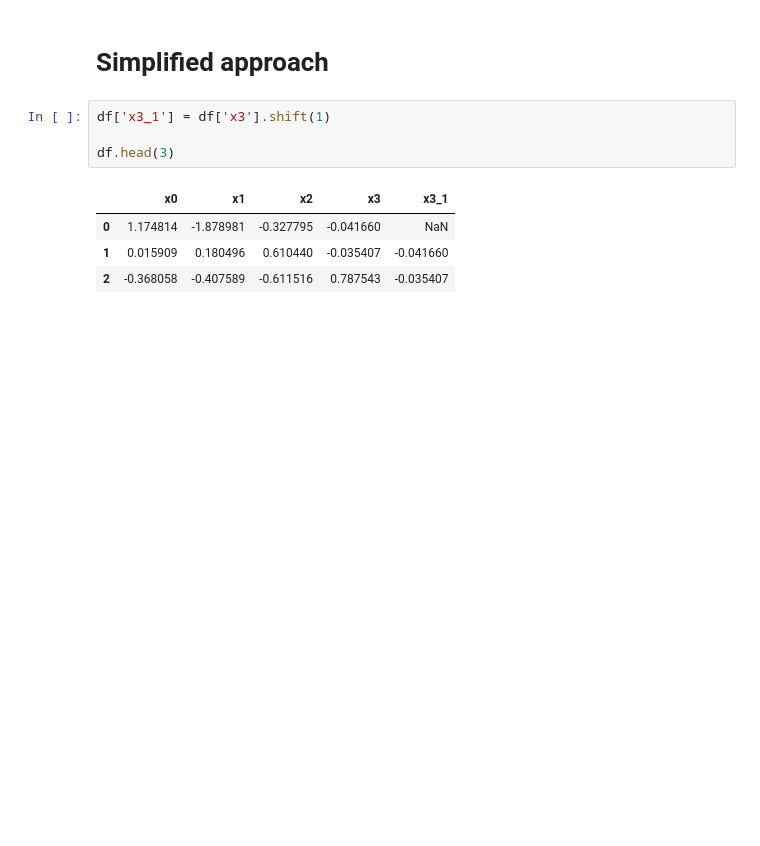
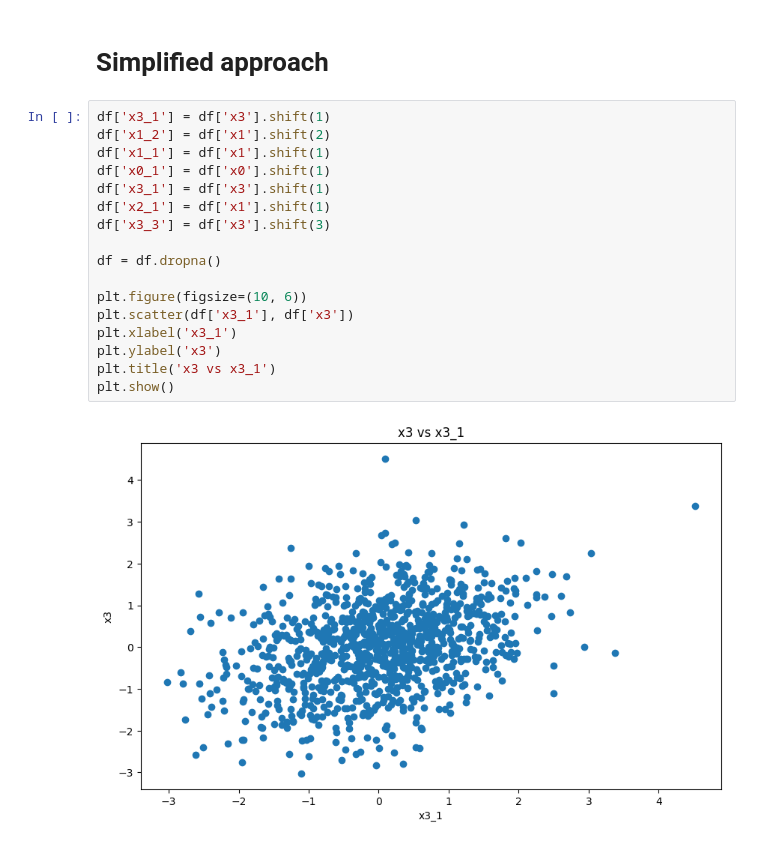
Before and after one commit to chaudhary-vivek/ts_causal, a Jupyter notebook: fourier_fit.ipynb, the cells around one changed output. Drawn from its saved outputs; the diff is of its cells as text; blank space fills up the shorter version.

```diff
--- a/fourier_fit.ipynb
+++ b/fourier_fit.ipynb
@@ -237,12 +240,22 @@ Variable 3 is influenced by:
 [figure]
 # %% [markdown]
 # Simplified approach
-# %%
-df['x3_1'] = df['x3'].shift(1)
-
-df.head(3)
-# %% [output]
-|  | x0 | x1 | x2 | x3 | x3_1 |
-| 0 | 1.174814 | -1.878981 | -0.327795 | -0.041660 | NaN |
-| 1 | 0.015909 | 0.180496 | 0.610440 | -0.035407 | -0.041660 |
-| 2 | -0.368058 | -0.407589 | -0.611516 | 0.787543 | -0.035407 |
+# %%
+df['x3_1'] = df['x3'].shift(1)
+df['x1_2'] = df['x1'].shift(2)
+df['x1_1'] = df['x1'].shift(1)
+df['x0_1'] = df['x0'].shift(1)
+df['x3_1'] = df['x3'].shift(1)
+df['x2_1'] = df['x1'].shift(1)
+df['x3_3'] = df['x3'].shift(3)
+
+df = df.dropna()
+
+plt.figure(figsize=(10, 6))
+plt.scatter(df['x3_1'], df['x3'])
+plt.xlabel('x3_1')
+plt.ylabel('x3')
+plt.title('x3 vs x3_1')
+plt.show()
+# %% [output]
+[figure, added]
```
Also changed, not shown: parts of 4 cells of this notebook.
